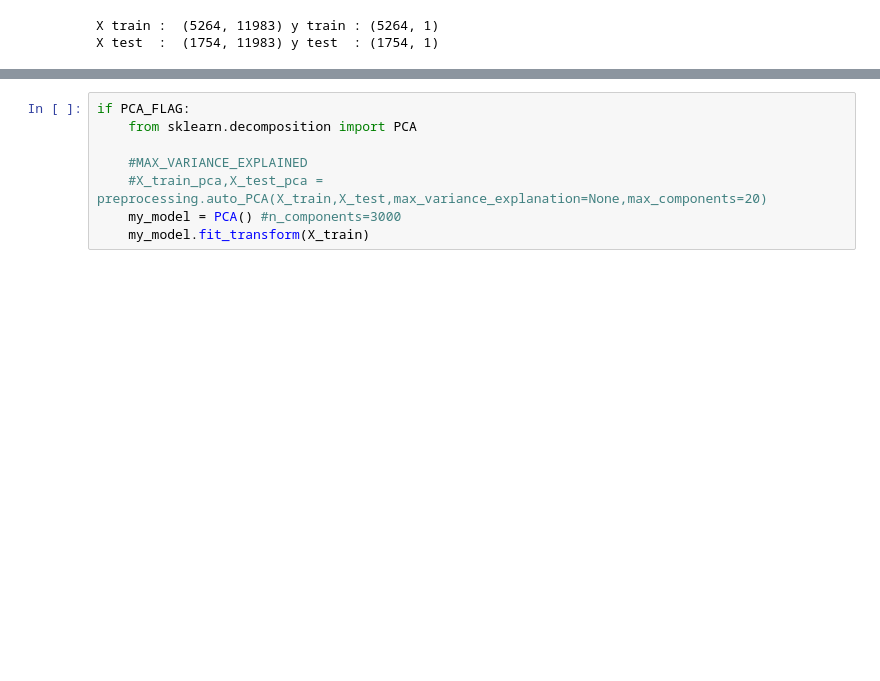
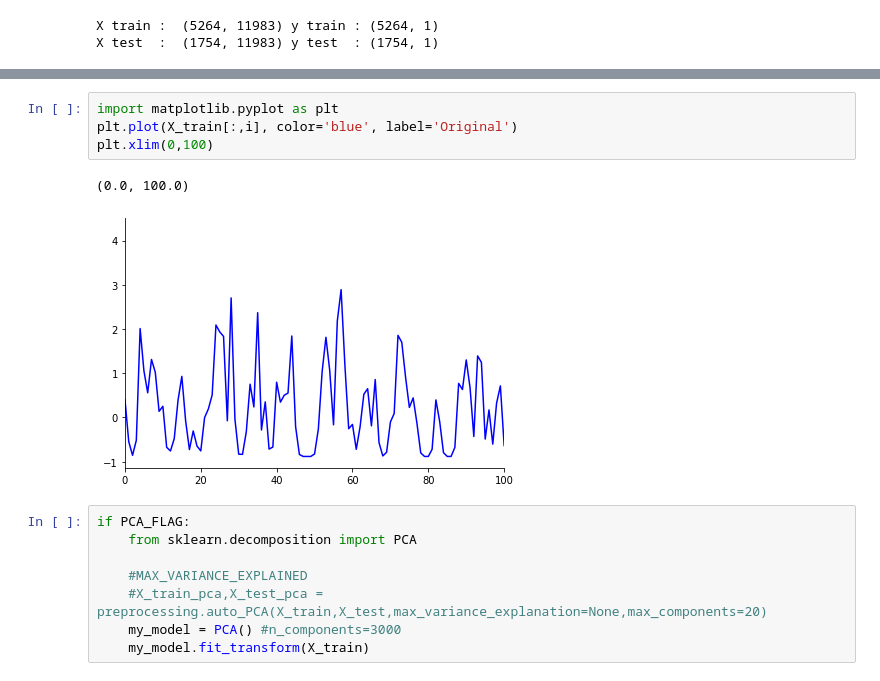
Before and after one commit to CristianLazoQuispe/Stringer-project, a Jupyter notebook: Notebooks/spontaneous/09.Training_Pipeline_PCA_analysis.ipynb, the cells around one changed output, grey strips where cells are left out. Saved outputs shown, nothing was run; the diff lists cells and outputs as text; blank space fills up the shorter version.

```diff
--- a/Notebooks/spontaneous/09.Training_Pipeline_PCA_analysis.ipynb
+++ b/Notebooks/spontaneous/09.Training_Pipeline_PCA_analysis.ipynb
@@ -64,3 +81,10 @@ X test  : mean [0]= 0.1156612 std [0]= 1.1138103
+# %%
+import matplotlib.pyplot as plt
+plt.plot(X_train[:,i], color='blue', label='Original')
+plt.xlim(0,100)
+# %% [output]
+(0.0, 100.0)
+[figure, added]
 # %%
 if PCA_FLAG:
     from sklearn.decomposition import PCA
```
Also changed, not shown: parts of 7 cells of this notebook, 15 other files.
